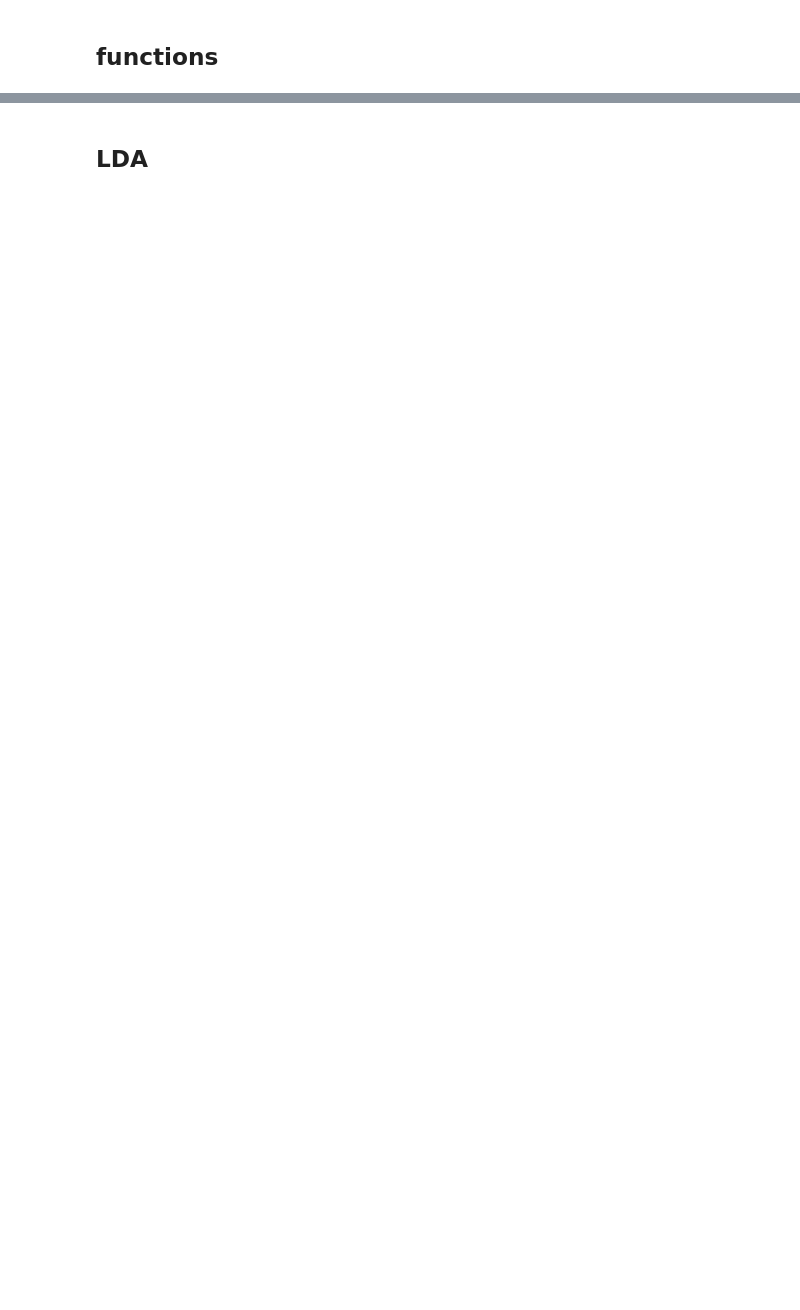
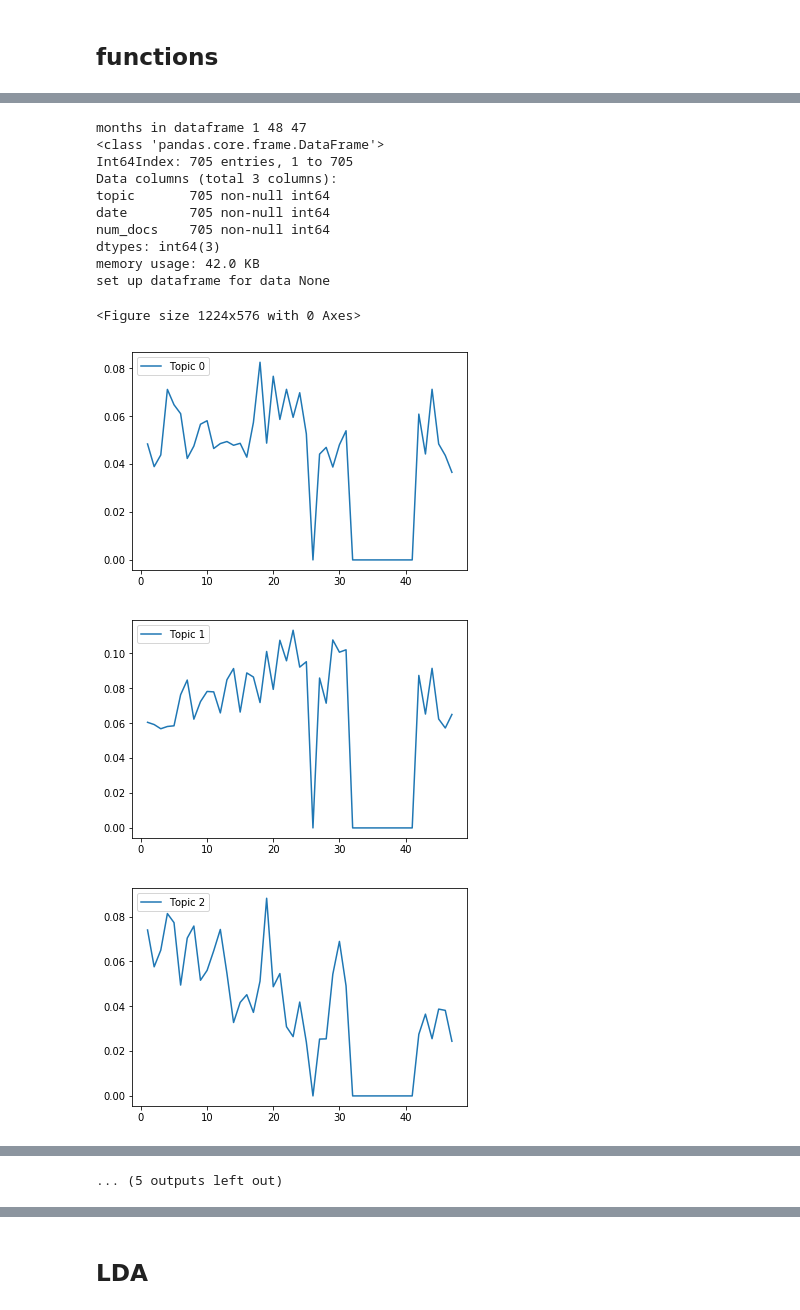
Before and after one commit to Stitchmaker/Metis_Bootcamp, a Jupyter notebook: Fletcher_Project/Fletcher_NLP_Analysis_LDA.ipynb, the cells around one changed output, grey strips where cells are left out. Saved outputs shown, nothing was run; the diff lists cells and outputs as text; code cells hidden in the pictures; blank space fills up the shorter version.

```diff
--- a/Fletcher_Project/Fletcher_NLP_Analysis_LDA.ipynb
+++ b/Fletcher_Project/Fletcher_NLP_Analysis_LDA.ipynb
@@ -133,0 +324,17 @@ def plot_topic_trend_lda(H, W, documents, dates):
+# %%
+plot_data_all = plot_topic_trend_ldaKM(c, predict, dates)
+# %% [output]
+months in dataframe 1 48 47
+<class 'pandas.core.frame.DataFrame'>
+Int64Index: 705 entries, 1 to 705
+Data columns (total 3 columns):
+topic       705 non-null int64
+date        705 non-null int64
+num_docs    705 non-null int64
+dtypes: int64(3)
+memory usage: 42.0 KB
+set up dataframe for data None
+<Figure size 1224x576 with 0 Axes>
+[figure, added]
+[figure, added]
+[figure, added]
@@ -133,0 +348 @@ def plot_topic_trend_lda(H, W, documents, dates):
+... (5 outputs left out)
```
Also changed, not shown: parts of 64 cells of this notebook, 2 other files.
